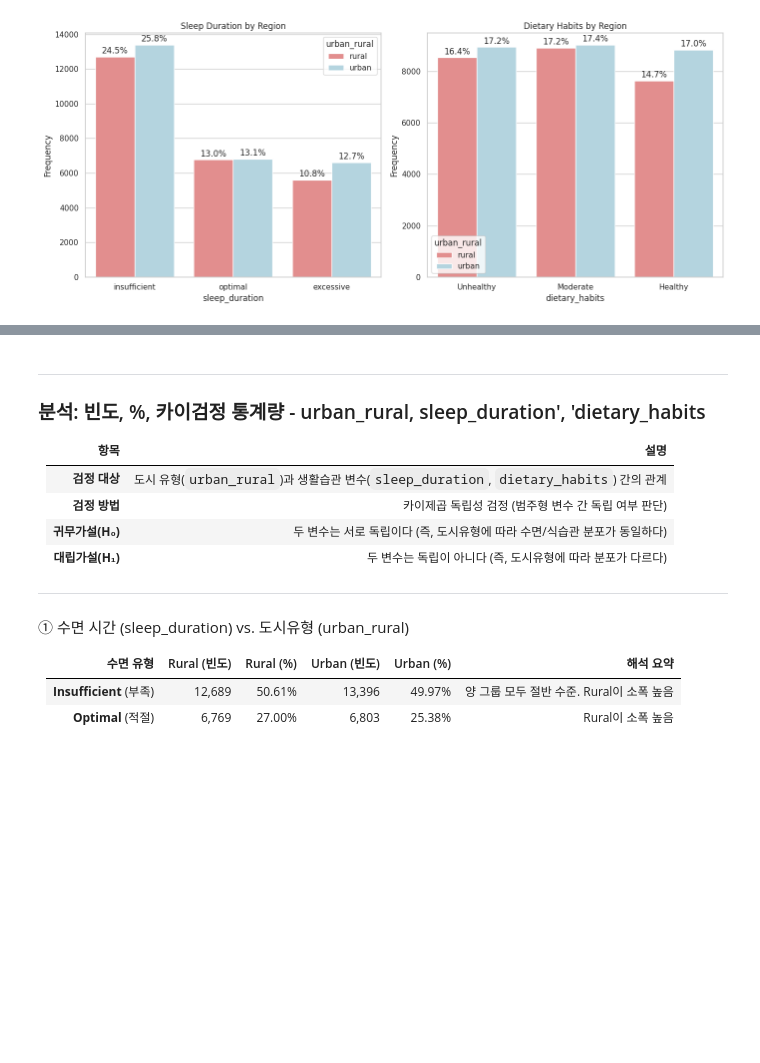
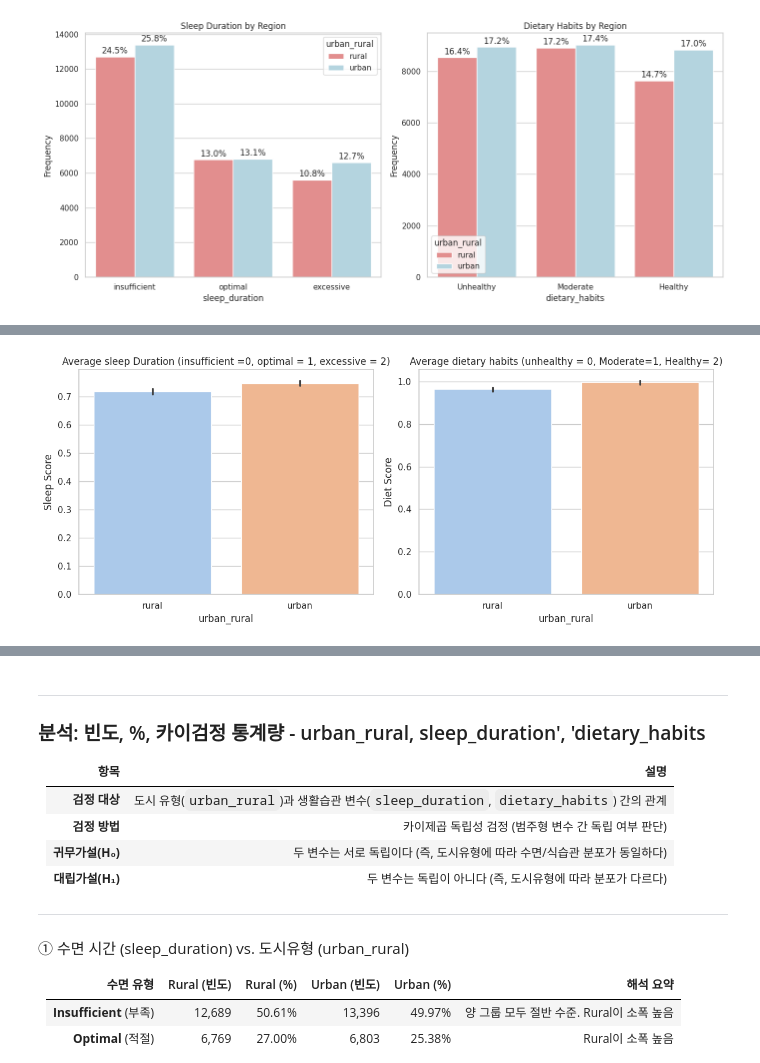
Before and after one commit to HongYeongPyo/first-repository, a Jupyter notebook: 02_EDA_hong_250603.ipynb, the cells around one changed output, grey strips where cells are left out. Drawn from its saved outputs; the diff is of its cells as text; code cells hidden in the pictures; blank space fills up the shorter version.

```diff
--- a/02_EDA_hong_250603.ipynb
+++ b/02_EDA_hong_250603.ipynb
@@ -1442,0 +1450,74 @@ plt.show()
+# %%
+# 34-6
+#  sleep_duration과 dietary_habits를 수치화하고, 도시/농촌 간 평균 비교, t-검정, 상관 분석, 회귀 분석
+
+# 1. sleep Duration의 범주형을 수치화 - insufficient =0, optimal = 1, excessive = 2
+# 2. Dietary habits 의 범주형을 수치화 -  unhealthy = 0, Moderate=1, Healthy= 2
+
+# 목적: 도시와 농촌 간 평균 수면 질/식습관의 통계적 차이 유무 검정
+# 해석: p-value < 0.05이면 유의미한 차이 존재
+
+
+import pandas as pd
+import matplotlib.pyplot as plt
+import seaborn as sns
+from scipy.stats import ttest_ind
+import statsmodels.api as sm
+
+# 수치형 매핑 (정수형으로 변환)
+df['sleep_numeric'] = df['sleep_duration'].map({'insufficient': 0, 'optimal': 1, 'excessive': 2}).astype(int)
+df['diet_numeric'] = df['dietary_habits'].map({'Unhealthy': 0, 'Moderate': 1, 'Healthy': 2}).astype(int)
+
+
+# 1. 평균 비교 (도시 vs 농촌)
+mean_summary = df.groupby('urban_rural')[['sleep_numeric', 'diet_numeric']].mean()
+print("도시 vs 농촌 평균 비교:")
+print(mean_summary)
+
+
+# 2. 독립표본 t-검정
+rural_sleep = df[df['urban_rural'] == 'rural']['sleep_numeric']
+urban_sleep = df[df['urban_rural'] == 'urban']['sleep_numeric']
+t_sleep, p_sleep = ttest_ind(rural_sleep, urban_sleep)
+
+rural_diet = df[df['urban_rural'] == 'rural']['diet_numeric']
+urban_diet = df[df['urban_rural'] == 'urban']['diet_numeric']
+t_diet, p_diet = ttest_ind(rural_diet, urban_diet)
+
+print("----" *50)
+print(f"\n[수면] t-stat: {t_sleep:.3f}, p-value: {p_sleep:.4f}")
+print(f"[식습관] t-stat: {t_diet:.3f}, p-value: {p_diet:.4f}")
+
+# 3. 상관관계 분석 (전체 표본 대상)
+corr = df[['sleep_numeric', 'diet_numeric']].corr()
+
+print("----" *50)
+print("\n수면 vs 식습관 상관계수:")
+print(corr)
+
+
+# 4. 회귀 분석: 수면 → 식습관 영향
+X = sm.add_constant(df['sleep_numeric'])
+y = df['diet_numeric']
+model = sm.OLS(y, X).fit()
+
+print("----" *50)
+print("\n회귀분석 결과:")
+print(model.summary())
+
+
+# 5. 시각화: 도시/농촌 평균 수치 바플롯
+sns.set(style="whitegrid")
+fig, axes = plt.subplots(1, 2, figsize=(12, 5))
+
+sns.barplot(x='urban_rural', y='sleep_numeric', data=df, ax=axes[0], palette='pastel')
+axes[0].set_title('Average sleep Duration (insufficient =0, optimal = 1, excessive = 2)')
+axes[0].set_ylabel('Sleep Score')
+
+sns.barplot(x='urban_rural', y='diet_numeric', data=df, ax=axes[1], palette='pastel')
+axes[1].set_title('Average dietary habits (unhealthy = 0, Moderate=1, Healthy= 2)')
+axes[1].set_ylabel('Diet Score')
+
+plt.tight_layout()
+plt.show()
+# %% [output]
@@ -1442,0 +1548 @@ plt.show()
+[figure, added]
```
Also changed, not shown: parts of 3 cells of this notebook.
